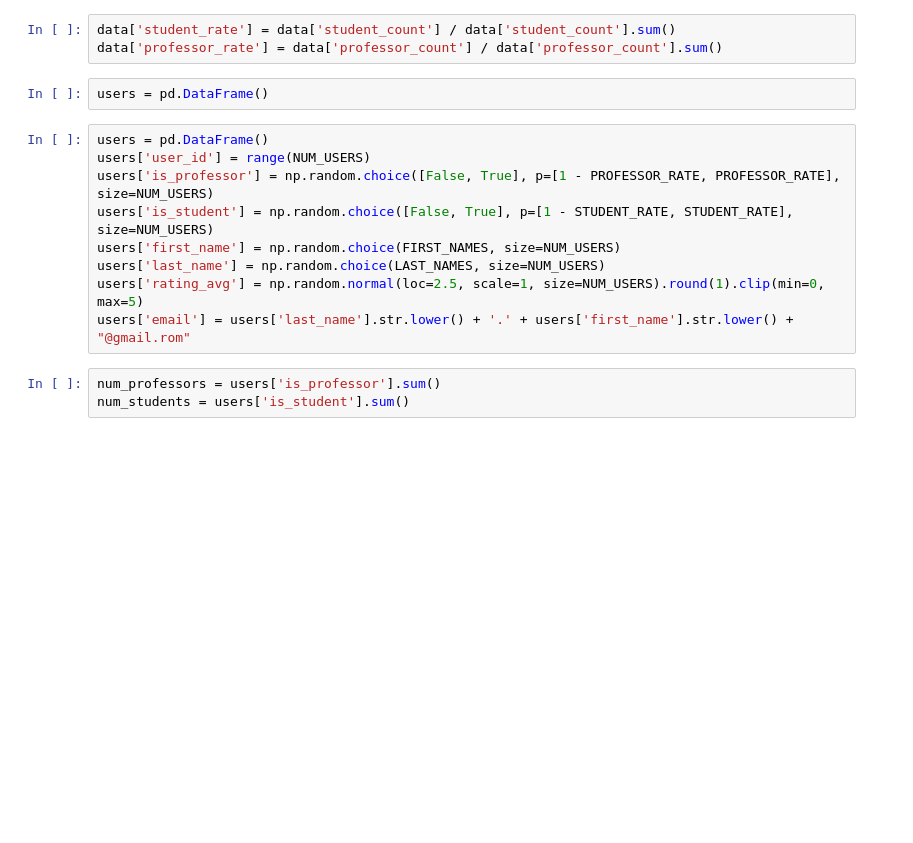
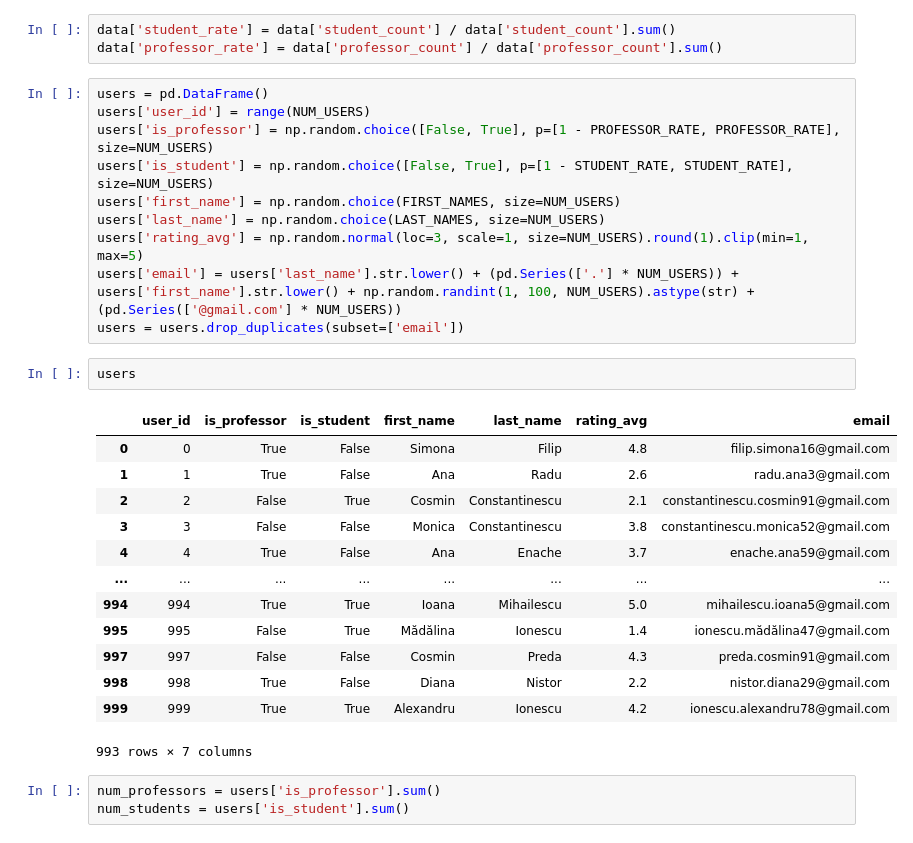
Before and after one commit to njaric03/UniHack24-Vanjo, a Jupyter notebook: userbase_builder/user_base_builder.ipynb, the cells around one changed output. Drawn from its saved outputs; the diff is of its cells as text; blank space fills up the shorter version.

```diff
--- a/userbase_builder/user_base_builder.ipynb
+++ b/userbase_builder/user_base_builder.ipynb
@@ -29,17 +29,32 @@ data['professor_count'] = data['professor_count'].clip(10)
 # %%
 data['student_rate'] = data['student_count'] / data['student_count'].sum()
 data['professor_rate'] = data['professor_count'] / data['professor_count'].sum()
+# %%
+users = pd.DataFrame()
+users['user_id'] = range(NUM_USERS)
+users['is_professor'] = np.random.choice([False, True], p=[1 - PROFESSOR_RATE, PROFESSOR_RATE], size=NUM_USERS)
+users['is_student'] = np.random.choice([False, True], p=[1 - STUDENT_RATE, STUDENT_RATE], size=NUM_USERS)
+users['first_name'] = np.random.choice(FIRST_NAMES, size=NUM_USERS)
+users['last_name'] = np.random.choice(LAST_NAMES, size=NUM_USERS)
+users['rating_avg'] = np.random.normal(loc=3, scale=1, size=NUM_USERS).round(1).clip(min=1, max=5)
+users['email'] = users['last_name'].str.lower() + (pd.Series(['.'] * NUM_USERS)) + users['first_name'].str.lower() + np.random.randint(1, 100, NUM_USERS).astype(str) + (pd.Series(['@gmail.com'] * NUM_USERS))
+users = users.drop_duplicates(subset=['email'])
 # %%
-users = pd.DataFrame()
+users
+# %% [output]
+|  | user_id | is_professor | is_student | first_name | last_name | rating_avg | email |
+| 0 | 0 | True | False | Simona | Filip | 4.8 | filip.simona16@gmail.com |
+| 1 | 1 | True | False | Ana | Radu | 2.6 | radu.ana3@gmail.com |
+| 2 | 2 | False | True | Cosmin | Constantinescu | 2.1 | constantinescu.cosmin91@gmail.com |
+| 3 | 3 | False | False | Monica | Constantinescu | 3.8 | constantinescu.monica52@gmail.com |
+| 4 | 4 | True | False | Ana | Enache | 3.7 | enache.ana59@gmail.com |
+| ... | ... | ... | ... | ... | ... | ... | ... |
+| 994 | 994 | True | True | Ioana | Mihailescu | 5.0 | mihailescu.ioana5@gmail.com |
+| 995 | 995 | False | True | Mădălina | Ionescu | 1.4 | ionescu.mădălina47@gmail.com |
+| 997 | 997 | False | False | Cosmin | Preda | 4.3 | preda.cosmin91@gmail.com |
+| 998 | 998 | True | False | Diana | Nistor | 2.2 | nistor.diana29@gmail.com |
+| 999 | 999 | True | True | Alexandru | Ionescu | 4.2 | ionescu.alexandru78@gmail.com |
+993 rows × 7 columns
-# %%
-users = pd.DataFrame()
-users['user_id'] = range(NUM_USERS)
-users['is_professor'] = np.random.choice([False, True], p=[1 - PROFESSOR_RATE, PROFESSOR_RATE], size=NUM_USERS)
-users['is_student'] = np.random.choice([False, True], p=[1 - STUDENT_RATE, STUDENT_RATE], size=NUM_USERS)
-users['first_name'] = np.random.choice(FIRST_NAMES, size=NUM_USERS)
-users['last_name'] = np.random.choice(LAST_NAMES, size=NUM_USERS)
-users['rating_avg'] = np.random.normal(loc=2.5, scale=1, size=NUM_USERS).round(1).clip(min=0, max=5)
-users['email'] = users['last_name'].str.lower() + '.' + users['first_name'].str.lower() + "@gmail.rom"
 # %%
 num_professors = users['is_professor'].sum()
 num_students = users['is_student'].sum()
```
Also changed, not shown: parts of 1 cell of this notebook, 1 other file.
